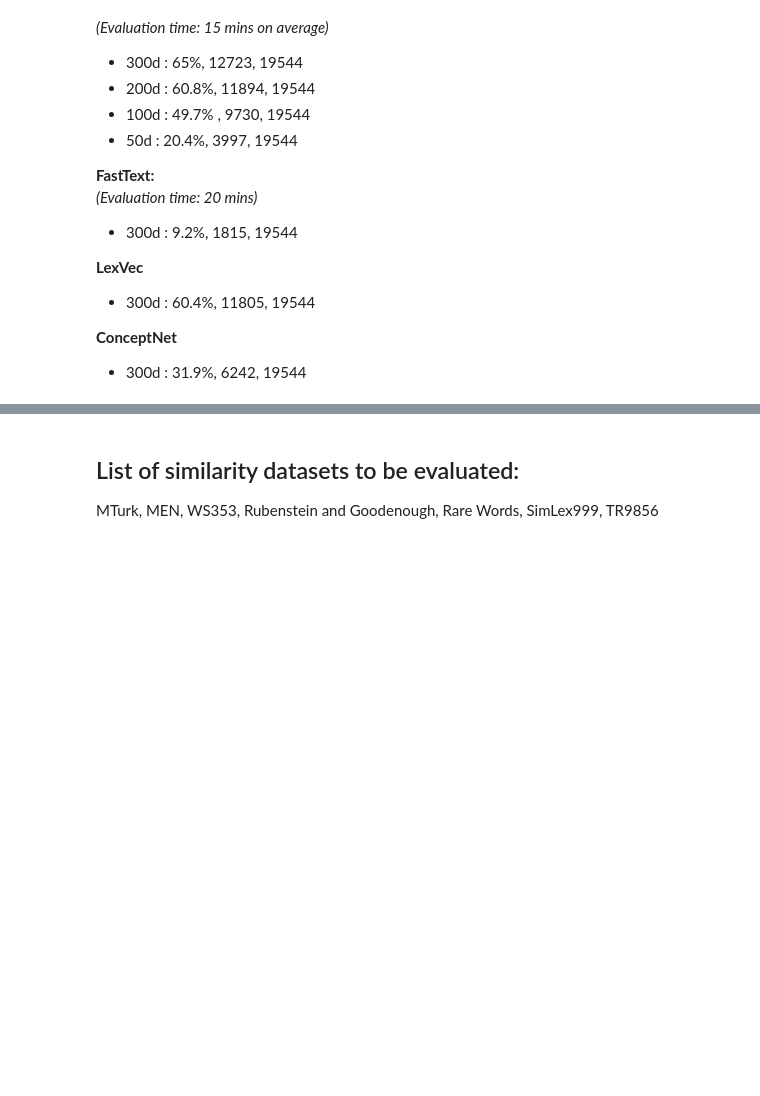
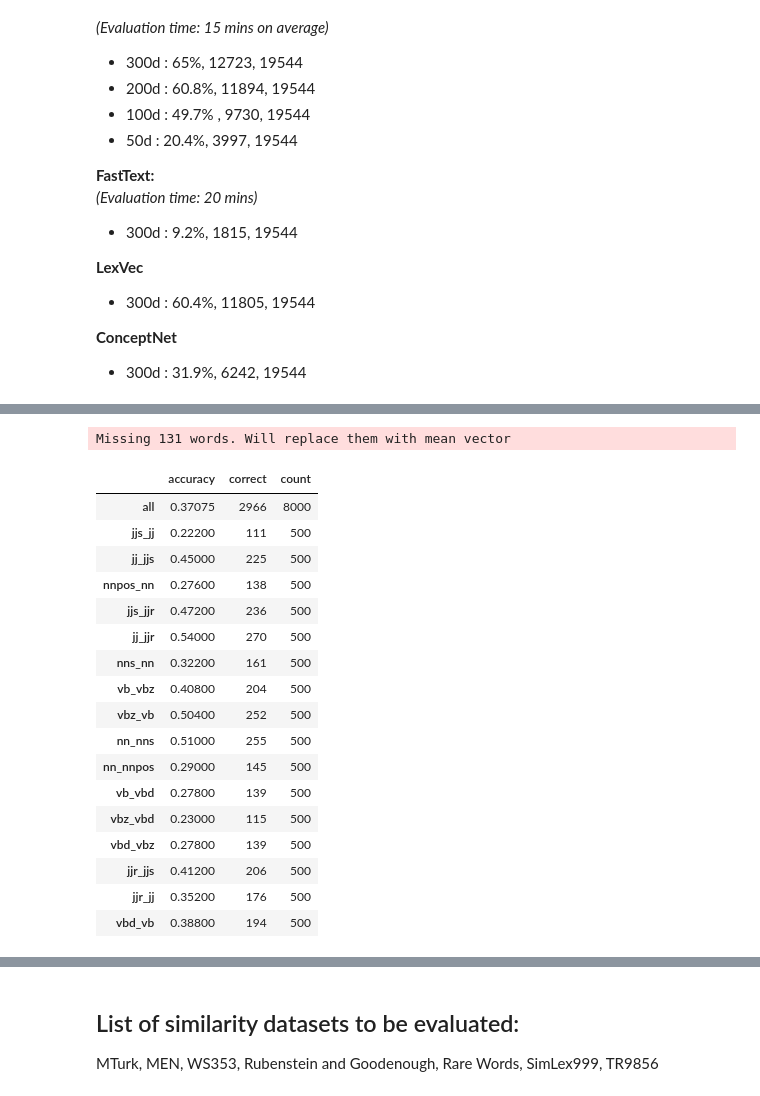
Before and after one commit to dsp6414/NLP_Training, a Jupyter notebook: Notebooks/Assignment 1 - Part 2.ipynb, the cells around one changed output, grey strips where cells are left out. Saved outputs shown, nothing was run; the diff lists cells and outputs as text; code cells hidden in the pictures; blank space fills up the shorter version.

```diff
--- a/Notebooks/Assignment 1 - Part 2.ipynb
+++ b/Notebooks/Assignment 1 - Part 2.ipynb
@@ -199,0 +427,24 @@ google_analogy = fetch_google_analogy('../Data/Analogy/EN-GOOGLE.txt')
+# %%
+#Lex Vec
+results = compute_analogy(lex_vec, msr)
+results
+# %% [output]
+Missing 131 words. Will replace them with mean vector
+|  | accuracy | correct | count |
+| all | 0.37075 | 2966 | 8000 |
+| jjs_jj | 0.22200 | 111 | 500 |
+| jj_jjs | 0.45000 | 225 | 500 |
+| nnpos_nn | 0.27600 | 138 | 500 |
+| jjs_jjr | 0.47200 | 236 | 500 |
+| jj_jjr | 0.54000 | 270 | 500 |
+| nns_nn | 0.32200 | 161 | 500 |
+| vb_vbz | 0.40800 | 204 | 500 |
+| vbz_vb | 0.50400 | 252 | 500 |
+| nn_nns | 0.51000 | 255 | 500 |
+| nn_nnpos | 0.29000 | 145 | 500 |
+| vb_vbd | 0.27800 | 139 | 500 |
+| vbz_vbd | 0.23000 | 115 | 500 |
+| vbd_vbz | 0.27800 | 139 | 500 |
+| jjr_jjs | 0.41200 | 206 | 500 |
+| jjr_jj | 0.35200 | 176 | 500 |
+| vbd_vb | 0.38800 | 194 | 500 |
```
Also changed, not shown: parts of 26 cells of this notebook, 4 other files.
